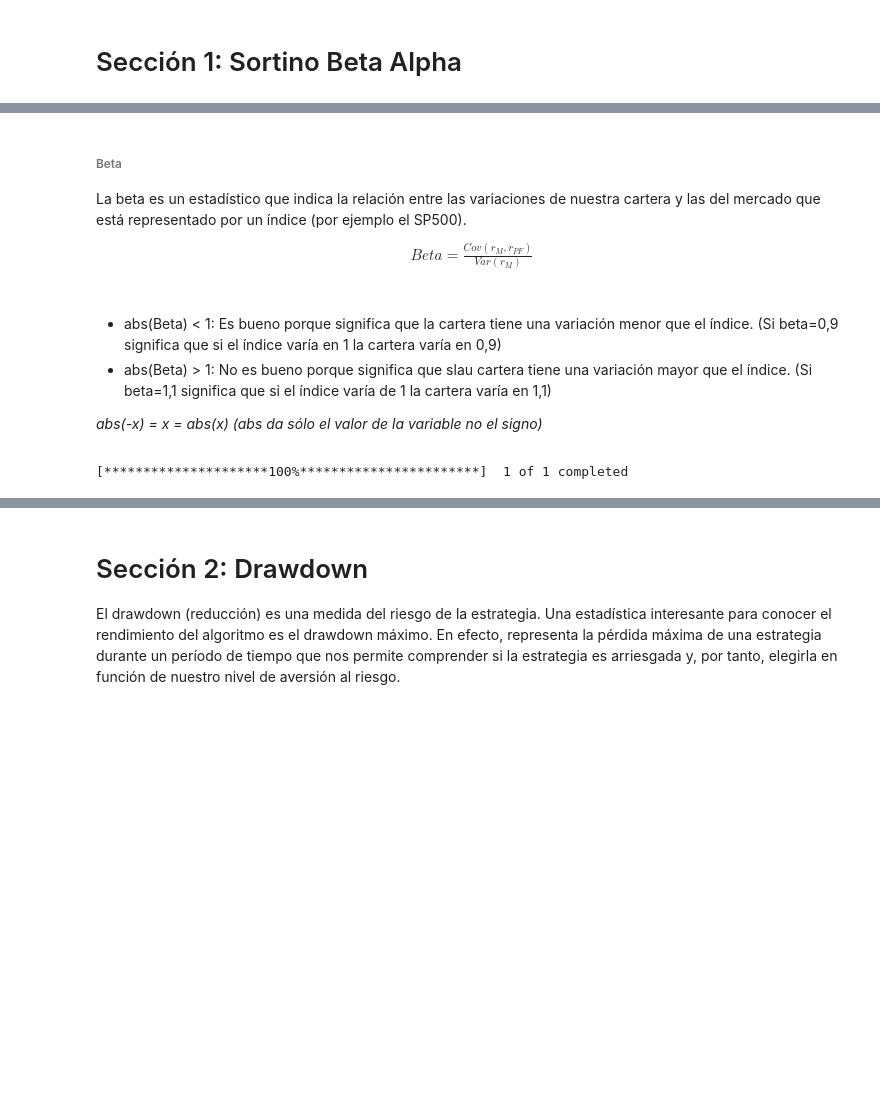
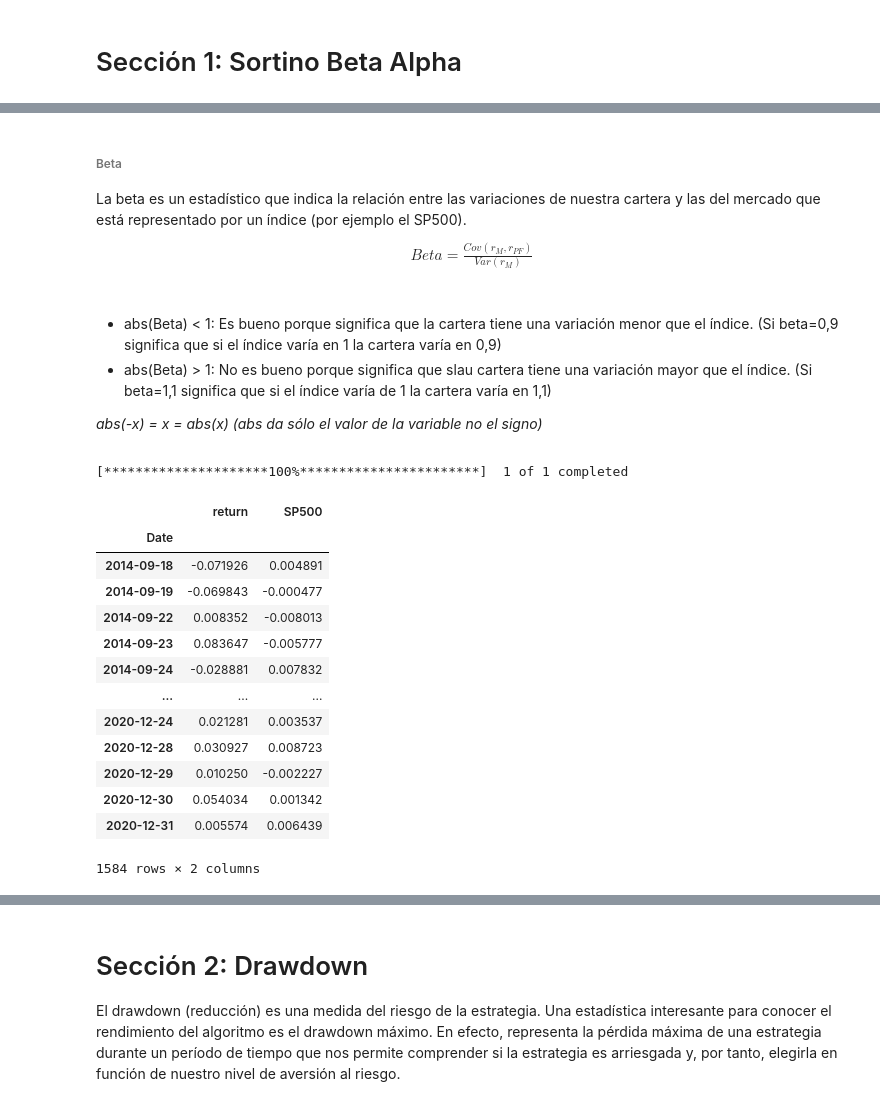
Before and after one commit to luissoler57/trading-algoritmico-a-z-con-python, a Jupyter notebook: ES_TA_Capítulo_05_Backtesting_Vectorizado.ipynb, the cells around one changed output, grey strips where cells are left out. Drawn from its saved outputs; the diff is of its cells as text; code cells hidden in the pictures; blank space fills up the shorter version.

```diff
--- a/ES_TA_Capítulo_05_Backtesting_Vectorizado.ipynb
+++ b/ES_TA_Capítulo_05_Backtesting_Vectorizado.ipynb
@@ -86,20 +124,38 @@ Sortino: 1.345
 # %% [markdown]
 ###### Beta
+
 La beta es un estadístico que indica la relación entre las variaciones de nuestra cartera y las del mercado que está representado por un índice (por ejemplo el SP500). <br>
 
 <p align="center">
 $Beta = \frac{Cov(r_{M},r_{PF}) }{Var(r_{M})}$
 <p> <br>
 
+- abs(Beta) < 1: Es bueno porque significa que la cartera tiene una variación menor que el índice. (Si beta=0,9 significa que si el índice varía en 1 la cartera varía en 0,9)
+- abs(Beta) > 1: No es bueno porque significa que slau cartera tiene una variación mayor que el índice. (Si beta=1,1 significa que si el índice varía de 1 la cartera varía en 1,1)
 
-
-* abs(Beta) < 1: Es bueno porque significa que la cartera tiene una variación menor que el índice. (Si beta=0,9 significa que si el índice varía en 1 la cartera varía en 0,9)
-* abs(Beta) > 1: No es bueno porque significa que slau cartera tiene una variación mayor que el índice. (Si beta=1,1 significa que si el índice varía de 1 la cartera varía en 1,1)
-
-*abs(-x) = x = abs(x) (abs da sólo el valor de la variable no el signo)*
+_abs(-x) = x = abs(x) (abs da sólo el valor de la variable no el signo)_
 # %%
 # Necesitamos calcular la covarianza entre el mercado y la cartera
 sp500 = yf.download("^GSPC")["Adj Close"].pct_change(1)
 sp500.name = "SP500"
+
+# Los concatenamos para hacer covarianzas
+# Unimos las columnas "return_series" y "sp500" y eliminamos valore nulos
+val = pd.concat((return_serie, sp500), axis=1).dropna()
+val
 # %% [output]
 [*********************100%***********************]  1 of 1 completed
+|  | return | SP500 |
+| Date |  |  |
+| 2014-09-18 | -0.071926 | 0.004891 |
+| 2014-09-19 | -0.069843 | -0.000477 |
+| 2014-09-22 | 0.008352 | -0.008013 |
+| 2014-09-23 | 0.083647 | -0.005777 |
+| 2014-09-24 | -0.028881 | 0.007832 |
+| ... | ... | ... |
+| 2020-12-24 | 0.021281 | 0.003537 |
+| 2020-12-28 | 0.030927 | 0.008723 |
+| 2020-12-29 | 0.010250 | -0.002227 |
+| 2020-12-30 | 0.054034 | 0.001342 |
+| 2020-12-31 | 0.005574 | 0.006439 |
+1584 rows × 2 columns
```
Also changed, not shown: parts of 22 cells of this notebook.
